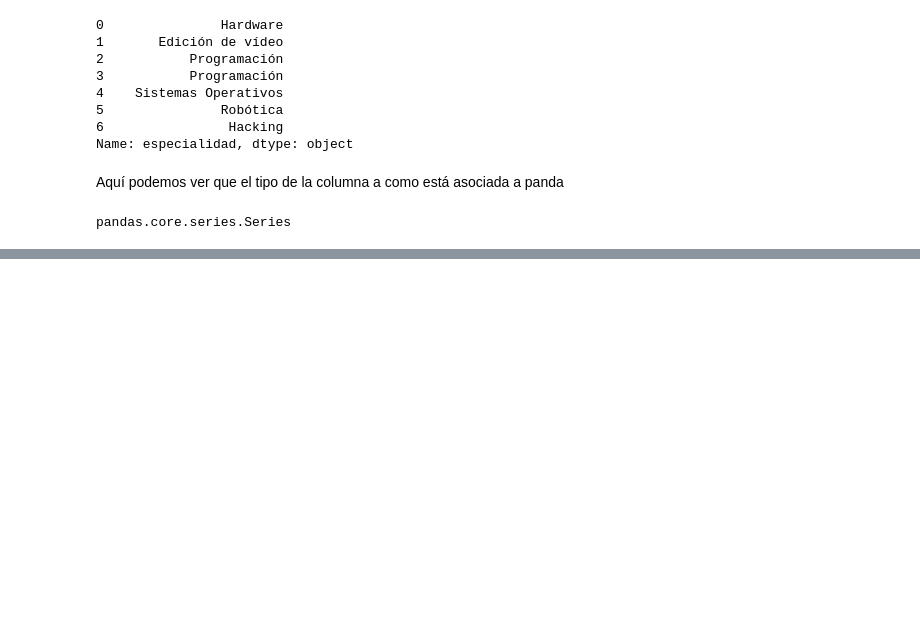
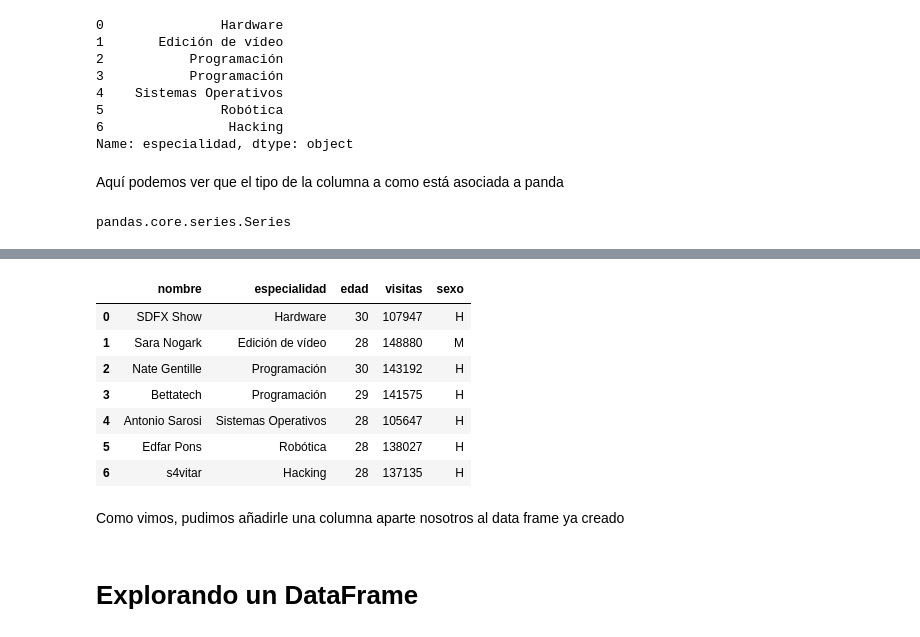
Before and after one commit to LennyRBriones/data-scientist, a Jupyter notebook: Pandas-Mastermind.ipynb, the cells around one changed output, grey strips where cells are left out. Saved outputs shown, nothing was run; the diff lists cells and outputs as text; code cells hidden in the pictures; blank space fills up the shorter version.

```diff
--- a/Pandas-Mastermind.ipynb
+++ b/Pandas-Mastermind.ipynb
@@ -55,0 +76,10 @@ pandas.core.series.Series
+# %%
+datos = {"nombre": ["SDFX Show", "Sara Nogark", "Nate Gentille", "Bettatech", "Antonio Sarosi", "Edfar Pons",
+        "s4vitar"],
+         "especialidad": list(df["especialidad"]),
+         "edad": [np.random.randint(28, 31) for i in range(len(df["nombre"]))],
+         "visitas": [np.random.randint(100000, 150000) for i in range(len(df["nombre"]))]
+        }
+# %%
+df_inventado = pd.DataFrame(datos)
+#Aquí andamos asignando esos datos desde un diccionario como data frame
@@ -55,0 +97,17 @@ pandas.core.series.Series
+# %%
+df_inventado["sexo"] = ["H", "M", "H", "H", "H", "H", "H"]
+# %%
+df_inventado
+# %% [output]
+|  | nombre | especialidad | edad | visitas | sexo |
+| 0 | SDFX Show | Hardware | 30 | 107947 | H |
+| 1 | Sara Nogark | Edición de vídeo | 28 | 148880 | M |
+| 2 | Nate Gentille | Programación | 30 | 143192 | H |
+| 3 | Bettatech | Programación | 29 | 141575 | H |
+| 4 | Antonio Sarosi | Sistemas Operativos | 28 | 105647 | H |
+| 5 | Edfar Pons | Robótica | 28 | 138027 | H |
+| 6 | s4vitar | Hacking | 28 | 137135 | H |
+# %% [markdown]
+Como vimos, pudimos añadirle una columna aparte nosotros al data frame ya creado
+# %% [markdown]
+# Explorando un DataFrame
```
Also changed, not shown: parts of 73 cells of this notebook.
